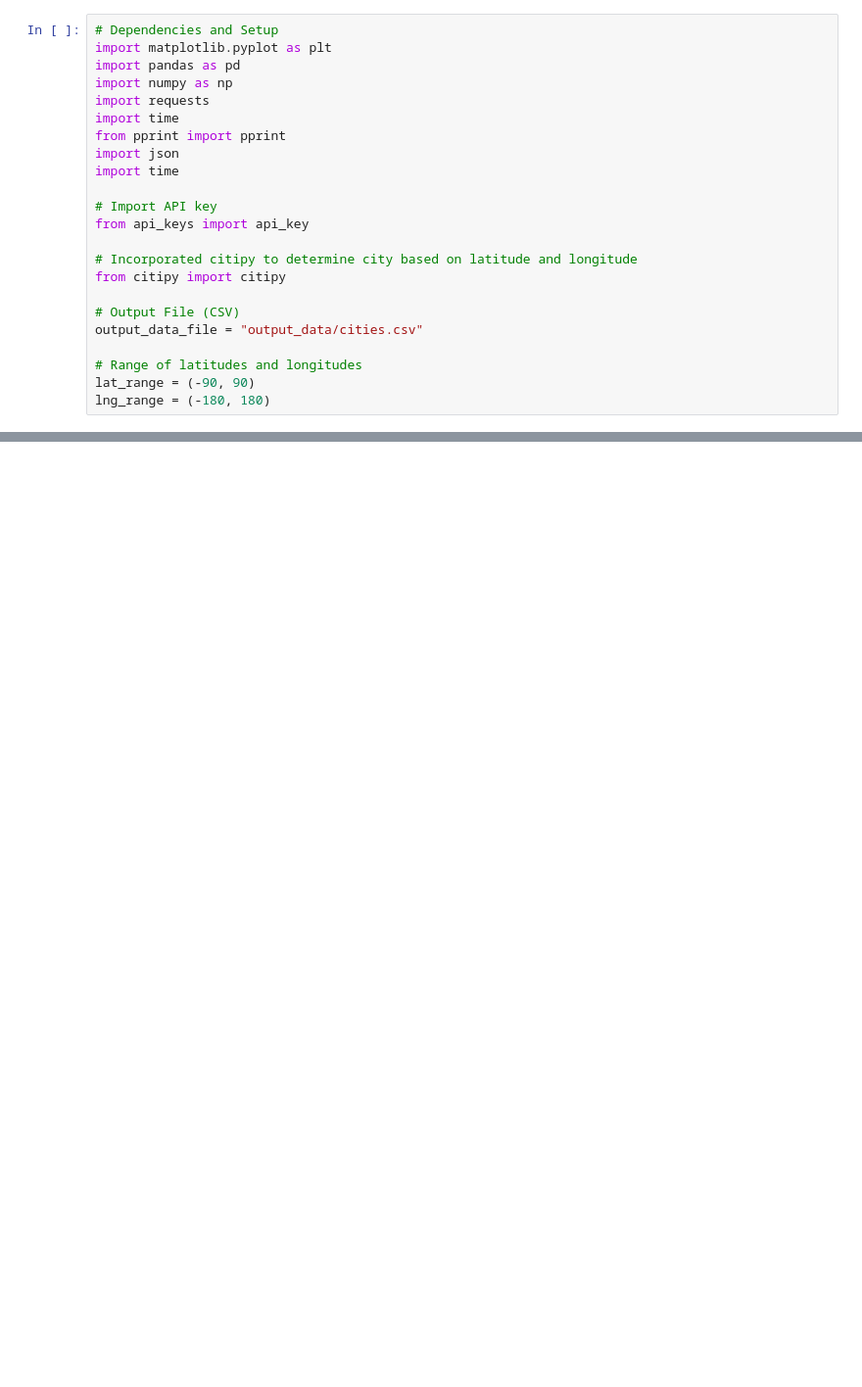
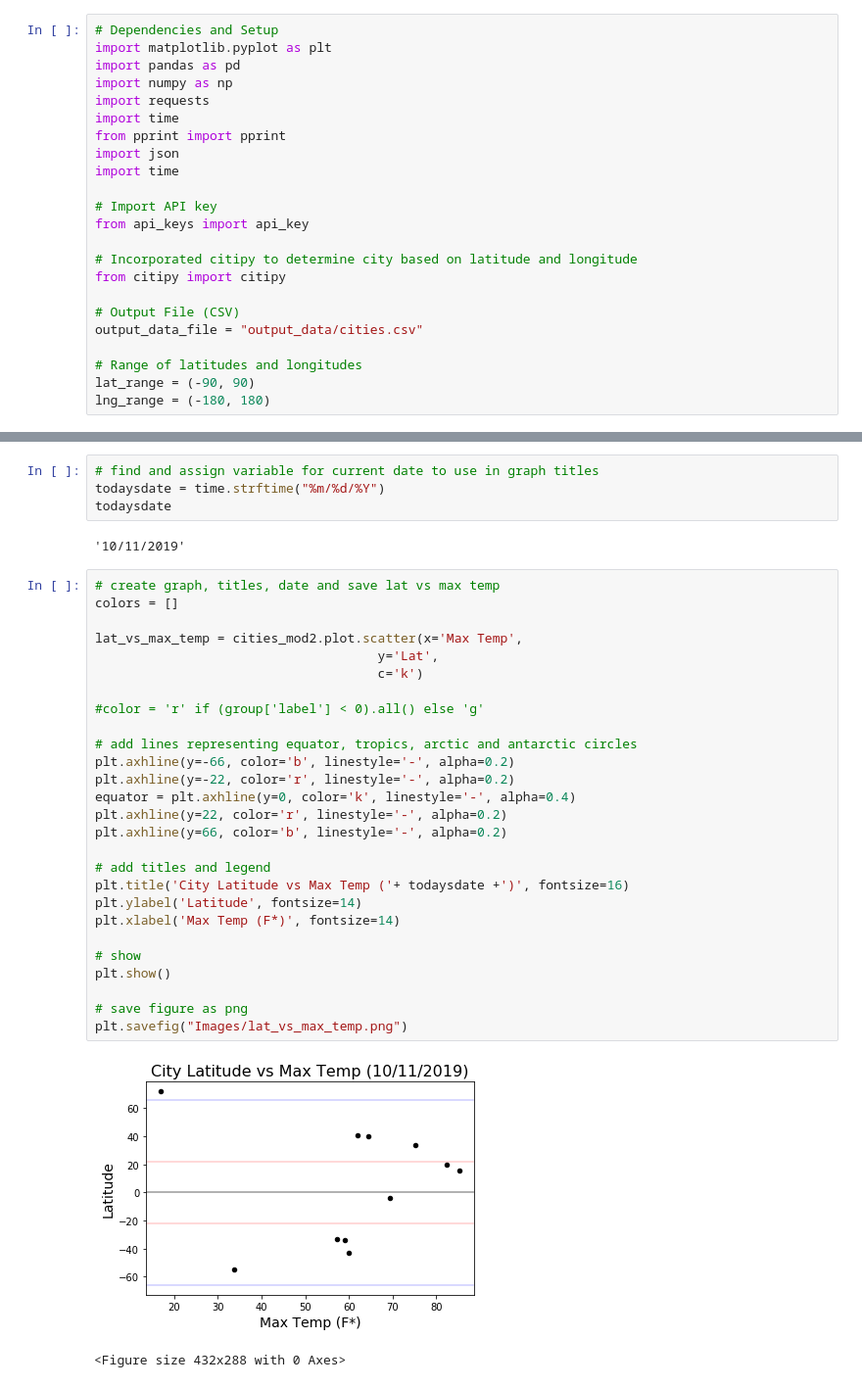
Before and after one commit to ejmayer/python-api-challenge, a Jupyter notebook: WeatherPy.ipynb, the cells around one changed output, grey strips where cells are left out. Shown at 98% size. Drawn from its saved outputs; the diff is of its cells as text; blank space fills up the shorter version.

```diff
--- a/WeatherPy.ipynb
+++ b/WeatherPy.ipynb
@@ -319,0 +309,36 @@ plt.savefig("Images/lat_vs_wind_speed.png")
+# %%
+# find and assign variable for current date to use in graph titles
+todaysdate = time.strftime("%m/%d/%Y")
+todaysdate
+# %% [output]
+'10/11/2019'
+# %%
+# create graph, titles, date and save lat vs max temp
+colors = []
+
+lat_vs_max_temp = cities_mod2.plot.scatter(x='Max Temp',
+                                     y='Lat',
+                                     c='k')
+
+#color = 'r' if (group['label'] < 0).all() else 'g'
+
+# add lines representing equator, tropics, arctic and antarctic circles
+plt.axhline(y=-66, color='b', linestyle='-', alpha=0.2)
+plt.axhline(y=-22, color='r', linestyle='-', alpha=0.2)
+equator = plt.axhline(y=0, color='k', linestyle='-', alpha=0.4)
+plt.axhline(y=22, color='r', linestyle='-', alpha=0.2)
+plt.axhline(y=66, color='b', linestyle='-', alpha=0.2)
+
+# add titles and legend
+plt.title('City Latitude vs Max Temp ('+ todaysdate +')', fontsize=16)
+plt.ylabel('Latitude', fontsize=14)
+plt.xlabel('Max Temp (F*)', fontsize=14)
+
+# show
+plt.show()
+
+# save figure as png
+plt.savefig("Images/lat_vs_max_temp.png")
+# %% [output]
+[figure, added]
+<Figure size 432x288 with 0 Axes>
```
Also changed, not shown: parts of 42 cells of this notebook, 4 other files.
